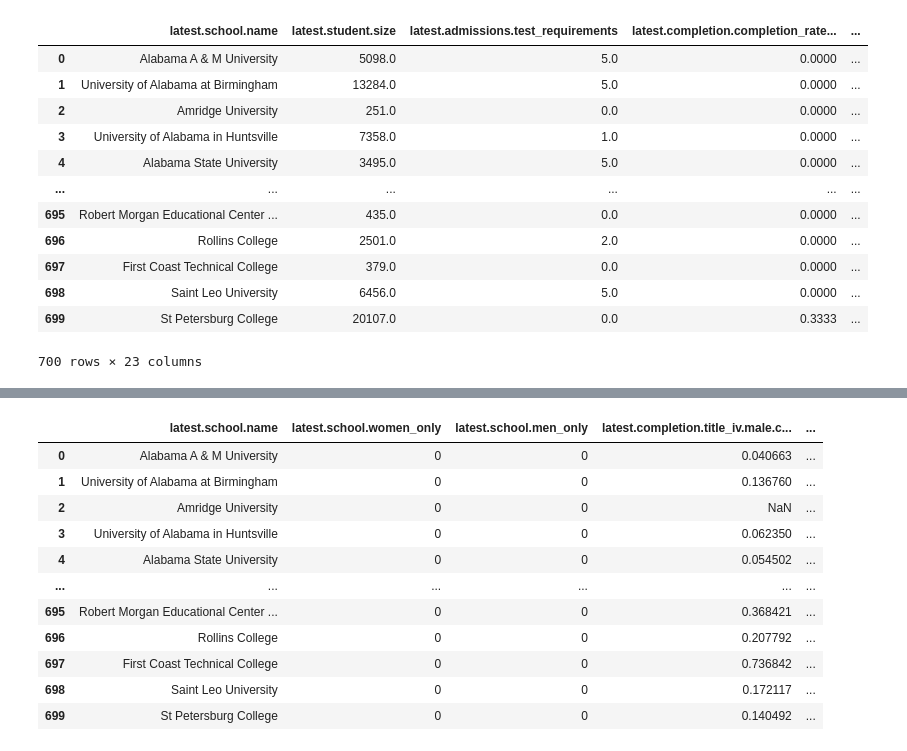
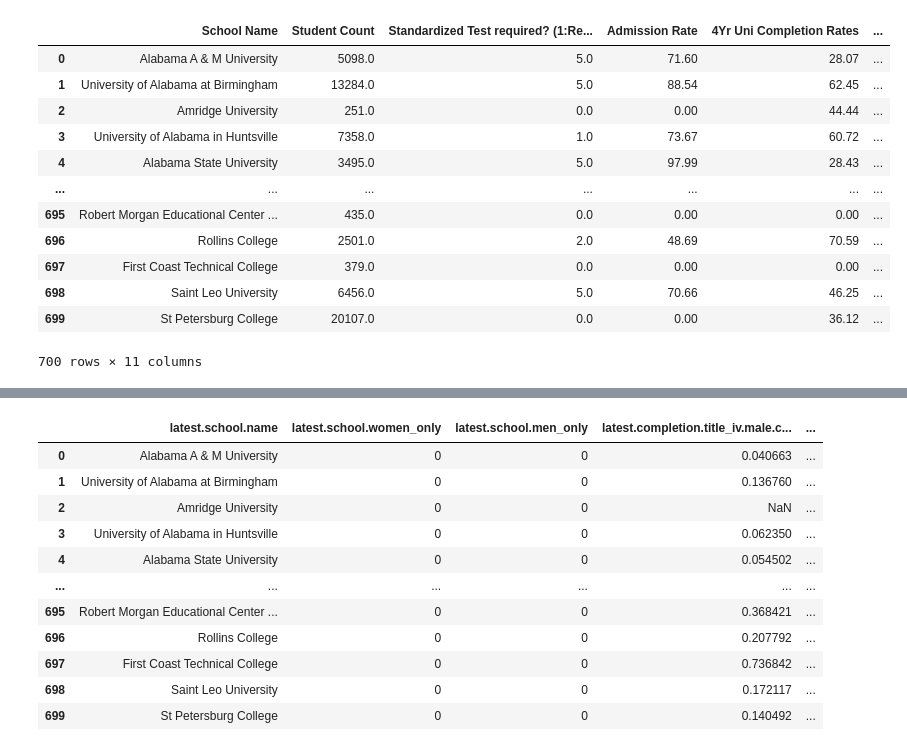
Before and after one commit to Mufasa98/SAT, a Jupyter notebook: Student_Demographics.ipynb, the cells around one changed output, grey strips where cells are left out. Drawn from its saved outputs; the diff is of its cells as text; code cells hidden in the pictures.

Commit message:
demographics complete

```diff
--- a/Student_Demographics.ipynb
+++ b/Student_Demographics.ipynb
@@ -22,8 +22,10 @@ params1 = {
 
     #admissions test requirements
     "latest.admissions.test_requirements,"+
+    'latest.admissions.admission_rate.overall,'+
 
     #completion rate demographics
+    'latest.completion.completion_rate_4yr_150nt,'+
     "latest.completion.completion_rate_4yr_150_nhpi,"+
     "latest.completion.completion_rate_4yr_150_aian,latest.completion.completion_rate_4yr_150_asian,"+
     "latest.completion.completion_rate_4yr_150_hispanic,latest.completion.completion_rate_4yr_150_black,"+
@@ -40,15 +42,6 @@ params1 = {
     "latest.aid.median_debt.noncompleters,latest.aid.median_debt.completers.overall,latest.aid.median_debt.male_students,"+
     "latest.aid.median_debt.independent_students,latest.aid.median_debt.female_students,latest.aid.median_debt.dependent_students,"+
 
-
-    #faculty demographics
-    "latest.student.demographics.faculty.women,latest.student.demographics.faculty.race_ethnicity.white,"+
-    "latest.student.demographics.faculty.race_ethnicity.non_resident_alien,latest.student.demographics.faculty.race_ethnicity.two_or_more,"+
-    "latest.student.demographics.faculty.race_ethnicity.unknown,latest.student.demographics.faculty.race_ethnicity.nhpi,"+
-    "latest.student.demographics.faculty.men,latest.student.demographics.faculty.race_ethnicity.hispanic,"+
-    "latest.student.demographics.faculty.race_ethnicity.black,latest.student.demographics.faculty.race_ethnicity.asian,"+
-    "latest.student.demographics.faculty.race_ethnicity.aian,"+
-
     #religious affiliation
     "latest.school.religious_affiliation,"+
 
@@ -96,19 +95,49 @@ demographics_df = demographics_df.drop(columns = ['latest.school.zip','latest.ai
-# %%
-demographics_df
-# %% [output]
-|  | latest.school.name | latest.student.size | latest.admissions.test_requirements | latest.completion.completion_rate... | ... |
-| 0 | Alabama A & M University | 5098.0 | 5.0 | 0.0000 | ... |
-| 1 | University of Alabama at Birmingham | 13284.0 | 5.0 | 0.0000 | ... |
-| 2 | Amridge University | 251.0 | 0.0 | 0.0000 | ... |
-| 3 | University of Alabama in Huntsville | 7358.0 | 1.0 | 0.0000 | ... |
-| 4 | Alabama State University | 3495.0 | 5.0 | 0.0000 | ... |
-| ... | ... | ... | ... | ... | ... |
-| 695 | Robert Morgan Educational Center ... | 435.0 | 0.0 | 0.0000 | ... |
-| 696 | Rollins College | 2501.0 | 2.0 | 0.0000 | ... |
-| 697 | First Coast Technical College | 379.0 | 0.0 | 0.0000 | ... |
-| 698 | Saint Leo University | 6456.0 | 5.0 | 0.0000 | ... |
-| 699 | St Petersburg College | 20107.0 | 0.0 | 0.3333 | ... |
-700 rows × 23 columns
+# %%
+#test required:
+#1	Required
+#2	Recommended
+#3	Neither required nor recommended
+#4	Do not know
+#5	Considered but not required
+#independent student == no financial support from parents or guardian
+
+demographics_clean = demographics_df.rename(columns={
+    'latest.school.name':'School Name',
+    'latest.student.size':'Student Count',
+    'latest.admissions.test_requirements':'Standardized Test required? (1:Required, 2:Recommended, 3:Neither required nor recommended , 4:Do not know, 5: Considered but not required)',
+    'latest.admissions.admission_rate.overall': 'Admission Rate',
+    'latest.completion.completion_rate_4yr_150nt':'4Yr Uni Completion Rates',
+    'latest.student.demographics.race_ethnicity.white': '% White Students',
+    'latest.student.demographics.race_ethnicity.hispanic':'% Hispanic Students',
+    'latest.student.demographics.race_ethnicity.black': '% Black Students',
+    'latest.student.demographics.race_ethnicity.aian': '% AIAN Students',
+    'latest.student.demographics.women':'% Female Students',
+    'latest.student.demographics.men':'% Male Students'})
+# %%
+demographics_clean['Admission Rate'] = demographics_clean['Admission Rate'] * 100
+demographics_clean['4Yr Uni Completion Rates'] = demographics_clean['4Yr Uni Completion Rates'] * 100
+demographics_clean['% White Students'] = demographics_clean['% White Students'] * 100
+demographics_clean['% Hispanic Students'] = demographics_clean['% Hispanic Students'] * 100
+demographics_clean['% Black Students'] = demographics_clean['% Black Students'] * 100
+demographics_clean['% AIAN Students'] = demographics_clean['% AIAN Students'] * 100
+demographics_clean['% Female Students'] = demographics_clean['% Female Students'] * 100
+demographics_clean['% Male Students'] = demographics_clean['% Male Students'] * 100
+# %%
+demographics_clean
+# %% [output]
+|  | School Name | Student Count | Standardized Test required? (1:Re... | Admission Rate | 4Yr Uni Completion Rates | ... |
+| 0 | Alabama A & M University | 5098.0 | 5.0 | 71.60 | 28.07 | ... |
+| 1 | University of Alabama at Birmingham | 13284.0 | 5.0 | 88.54 | 62.45 | ... |
+| 2 | Amridge University | 251.0 | 0.0 | 0.00 | 44.44 | ... |
+| 3 | University of Alabama in Huntsville | 7358.0 | 1.0 | 73.67 | 60.72 | ... |
+| 4 | Alabama State University | 3495.0 | 5.0 | 97.99 | 28.43 | ... |
+| ... | ... | ... | ... | ... | ... | ... |
+| 695 | Robert Morgan Educational Center ... | 435.0 | 0.0 | 0.00 | 0.00 | ... |
+| 696 | Rollins College | 2501.0 | 2.0 | 48.69 | 70.59 | ... |
+| 697 | First Coast Technical College | 379.0 | 0.0 | 0.00 | 0.00 | ... |
+| 698 | Saint Leo University | 6456.0 | 5.0 | 70.66 | 46.25 | ... |
+| 699 | St Petersburg College | 20107.0 | 0.0 | 0.00 | 36.12 | ... |
+700 rows × 11 columns
 # %%
 #By Income
 
```
Also changed, not shown: parts of 1 cell of this notebook.
